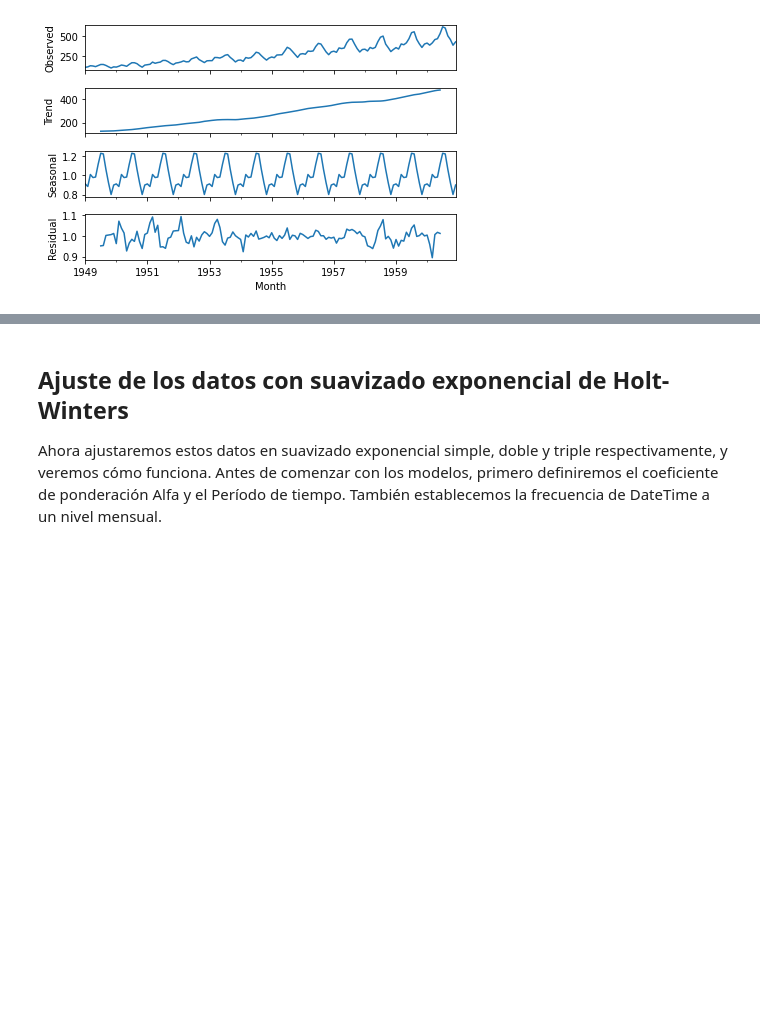
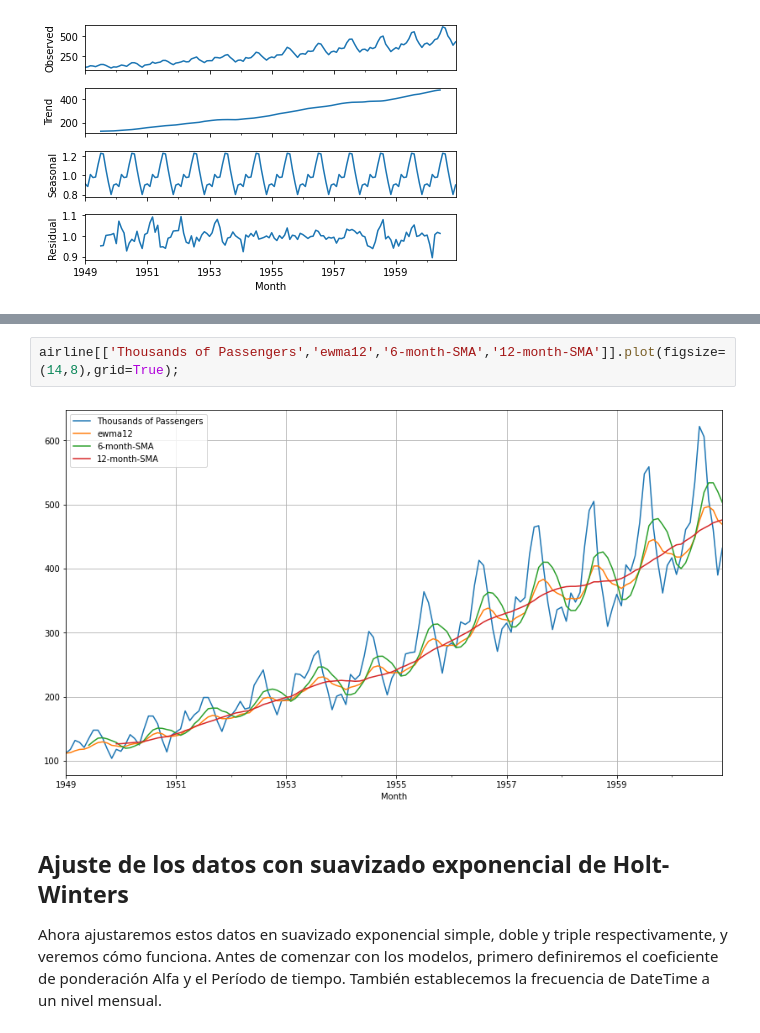
Before and after one commit to jcjimenezb123/PFM_PronosticoDemanda, a Jupyter notebook: HoltWinters.ipynb, the cells around one changed output, grey strips where cells are left out. Drawn from its saved outputs; the diff is of its cells as text; blank space fills up the shorter version.

```diff
--- a/HoltWinters.ipynb
+++ b/HoltWinters.ipynb
@@ -48,3 +66,7 @@ decompose_result.plot();
+# %%
+airline[['Thousands of Passengers','ewma12','6-month-SMA','12-month-SMA']].plot(figsize=(14,8),grid=True);
+# %% [output]
+[figure, added]
 # %% [markdown]
 Ajuste de los datos con suavizado exponencial de Holt-Winters
 ---
```
Also changed, not shown: parts of 4 cells of this notebook.
